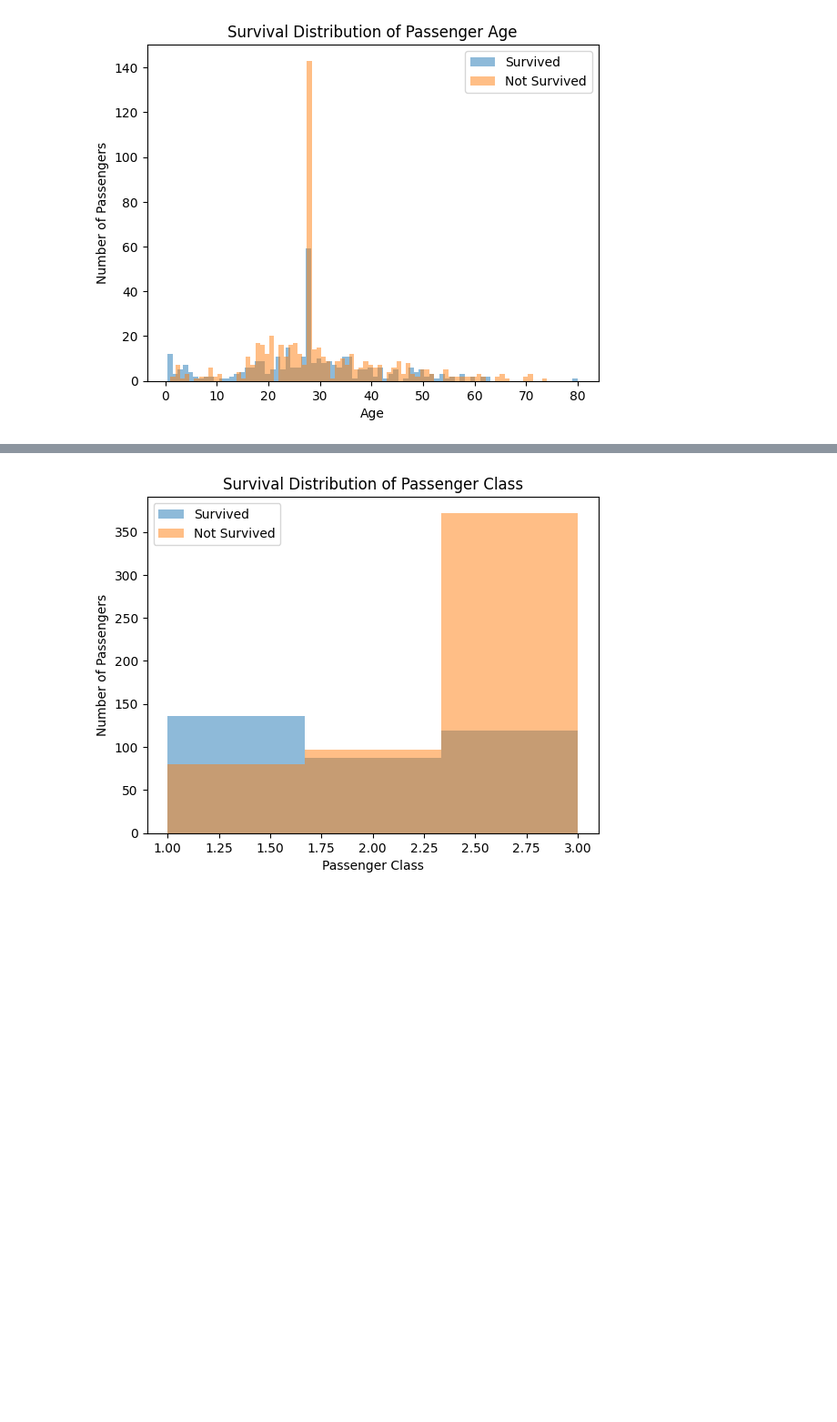
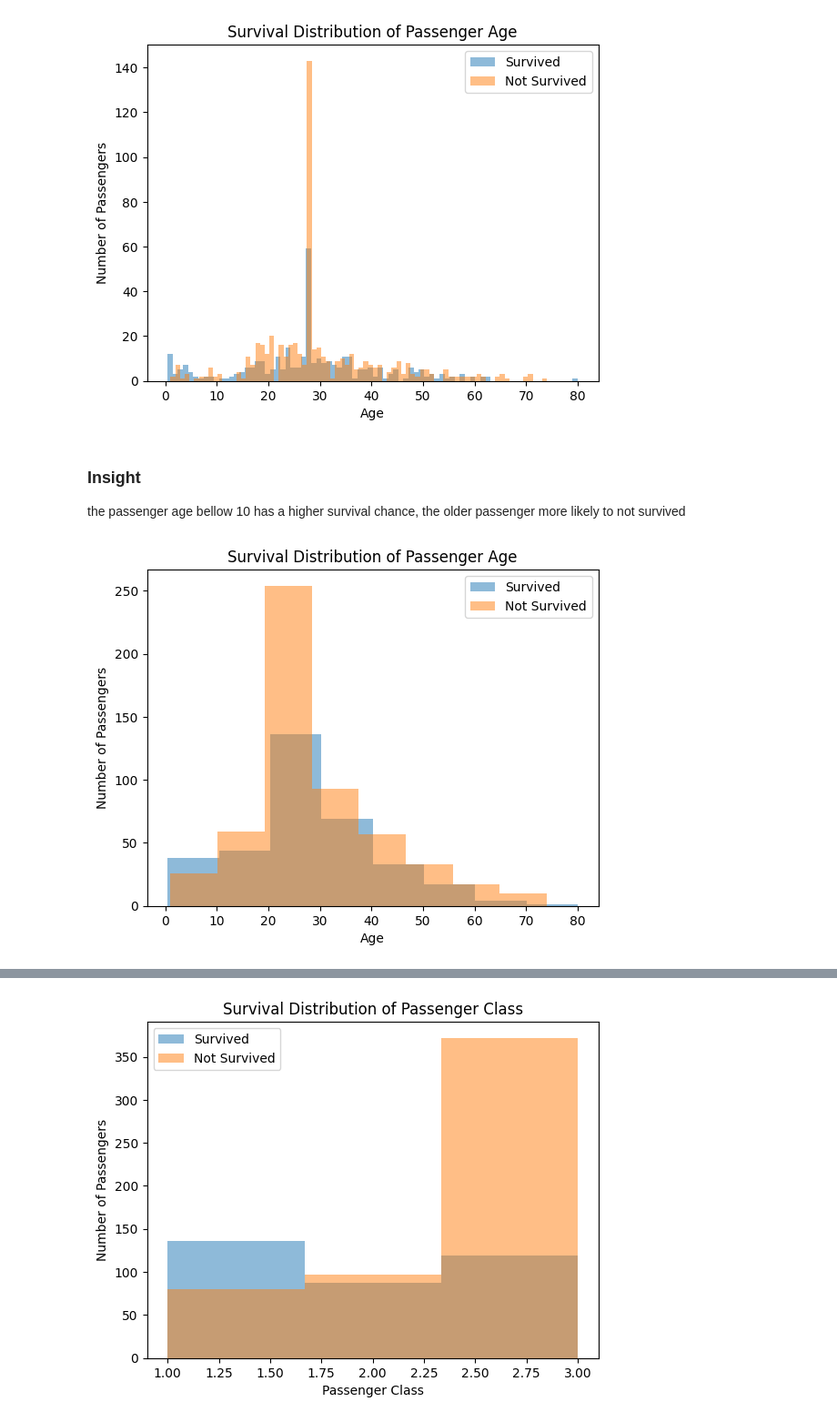
Before and after one commit to RenitiaMR/Portfolio, a Jupyter notebook: titanic_survival.ipynb, the cells around one changed output, grey strips where cells are left out. Shown at 91% size. Drawn from its saved outputs; the diff is of its cells as text; code cells hidden in the pictures; blank space fills up the shorter version.

```diff
--- a/titanic_survival.ipynb
+++ b/titanic_survival.ipynb
@@ -208,3 +236,28 @@ plt.legend()
 plt.show()
 # %% [output]
 [figure]
+# %% [markdown]
+### Insight
+
+the passenger age bellow 10 has a higher survival chance, the older passenger more likely to not survived
+# %%
+df[df["Survived"] == 1]["Age"].plot(
+    kind="hist",
+    bins=8,    alpha=0.5,
+    label="Survived"
+)
+
+df[df["Survived"] == 0]["Age"].plot(
+    kind="hist",
+    bins=8,
+    alpha=0.5,
+    label="Not Survived"
+)
+
+plt.title("Survival Distribution of Passenger Age")
+plt.xlabel("Age")
+plt.ylabel("Number of Passengers")
+plt.legend()
+plt.show()
+# %% [output]
+[figure, added]
```
Also changed, not shown: parts of 23 cells of this notebook.
